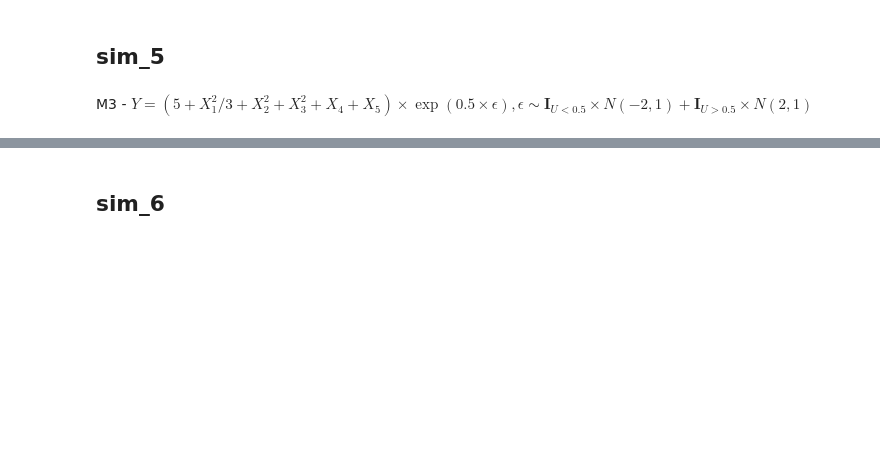
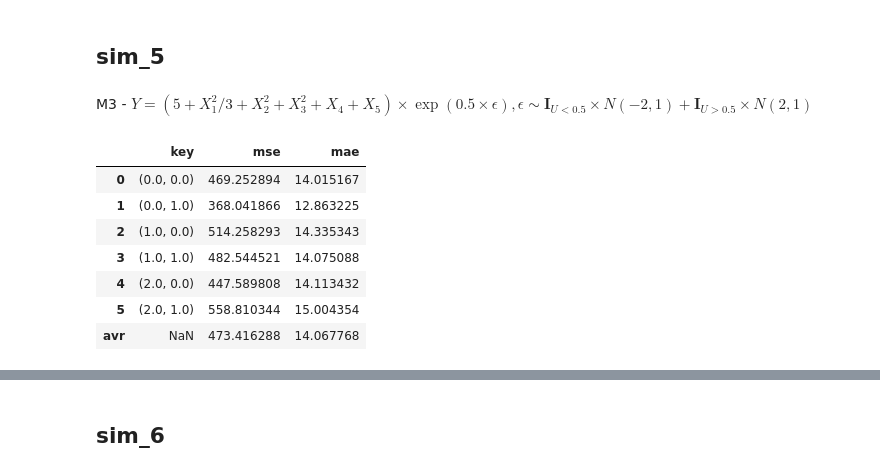
Before and after one commit to AlAaraaf/MissingData_DL, a Jupyter notebook: data_view.ipynb, the cells around one changed output, grey strips where cells are left out. Saved outputs shown, nothing was run; the diff lists cells and outputs as text; code cells hidden in the pictures; blank space fills up the shorter version.

```diff
--- a/data_view.ipynb
+++ b/data_view.ipynb
@@ -476,3 +524,32 @@ M2 - $Y = X_1^2 + \exp(X_2 + X_3/3) + X_4 - X_5 + (0.5 + X_2^2/2 + X_5^2/2) \tim
 ## sim_5
 # %% [markdown]
 M3 - $Y = (5+X_1^2/3 + X_2^2 + X_3^2 + X_4 + X_5) \times \exp(0.5 \times \epsilon), \epsilon \sim \boldsymbol{I}_{U<0.5}\times N(-2,1)+\boldsymbol{I}_{U>0.5} \times N(2,1)$
+# %%
+# complete data
+# readin datasets (complete dataset)
+dataset = 'sim_m3'
+mr = 0.3
+size = 5000
+sample_id = 0
+impute_num = 10
+attn_var = [0,1]
+all_levels, all_levels_comb, cond_dist_complete, perm_data, condtag = generate_cond_cont(dataset, mr, size, sample_id, attn_var)
+# %%
+cond_dist_perm, mse_perm, mae_perm = perm_metric_result(all_levels, all_levels_comb, cond_dist_complete, perm_data, attn_var)
+
+col_key = all_levels_comb
+mse_avr = [np.average(item) for item in mse_perm.values()]
+mae_avr = [np.average(item) for item in mae_perm.values()]
+result = pd.DataFrame({'key': col_key, 'mse' :mse_avr, 'mae' : mae_avr})
+result.loc['avr'] = result.mean()
+
+result
+# %% [output]
+|  | key | mse | mae |
+| 0 | (0.0, 0.0) | 469.252894 | 14.015167 |
+| 1 | (0.0, 1.0) | 368.041866 | 12.863225 |
+| 2 | (1.0, 0.0) | 514.258293 | 14.335343 |
+| 3 | (1.0, 1.0) | 482.544521 | 14.075088 |
+| 4 | (2.0, 0.0) | 447.589808 | 14.113432 |
+| 5 | (2.0, 1.0) | 558.810344 | 15.004354 |
+| avr | NaN | 473.416288 | 14.067768 |
```
Also changed, not shown: parts of 15 cells of this notebook.
